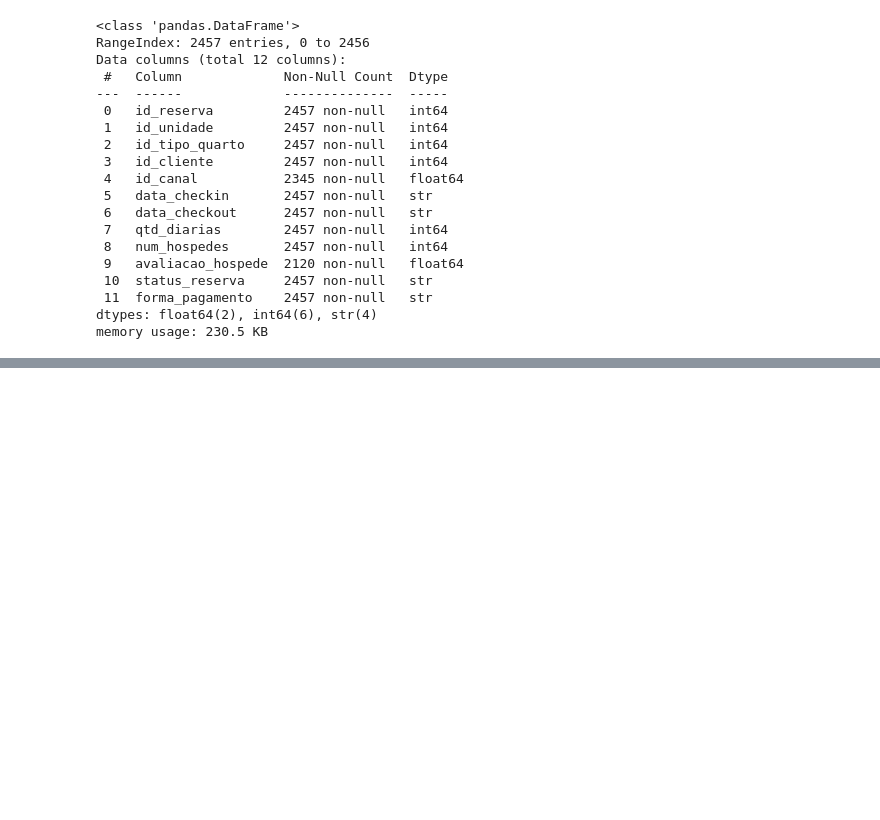
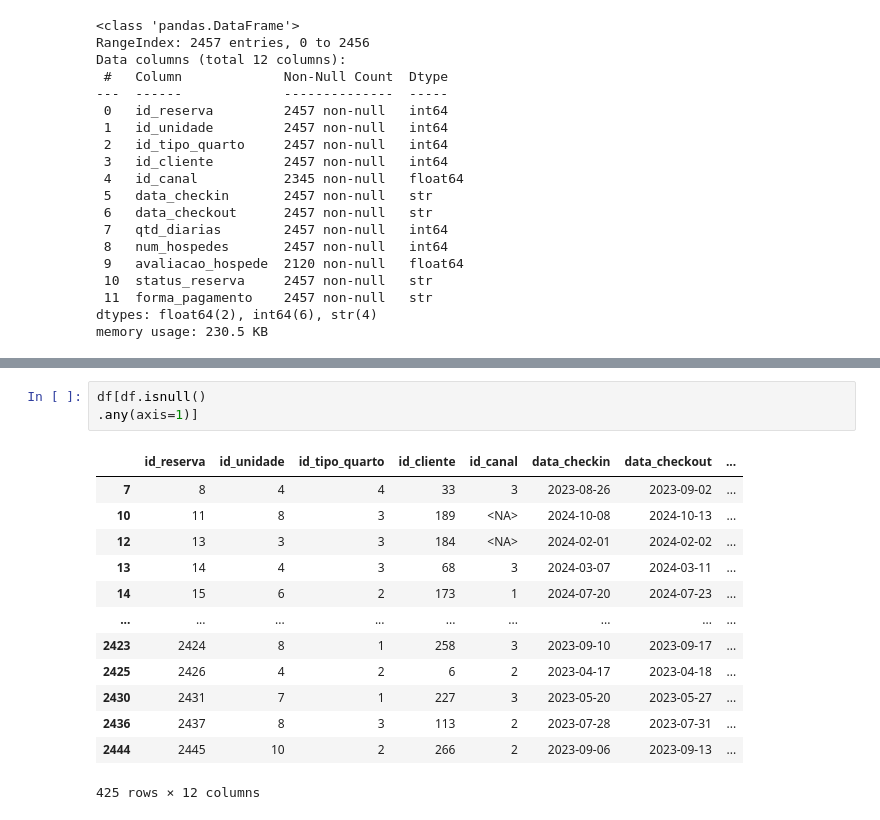
Before and after one commit to IanSeedd/Narahoteis, a Jupyter notebook: tratamento_reservas.ipynb, the cells around one changed output, grey strips where cells are left out. Saved outputs shown, nothing was run; the diff lists cells and outputs as text; blank space fills up the shorter version.

```diff
--- a/tratamento_reservas.ipynb
+++ b/tratamento_reservas.ipynb
@@ -50,3 +161,20 @@ IntCastingNaNError: Cannot convert non-finite values (NA or inf) to integer.Repl
+# %%
+df[df.isnull()
+.any(axis=1)]
+# %% [output]
+|  | id_reserva | id_unidade | id_tipo_quarto | id_cliente | id_canal | data_checkin | data_checkout | ... |
+| 7 | 8 | 4 | 4 | 33 | 3 | 2023-08-26 | 2023-09-02 | ... |
+| 10 | 11 | 8 | 3 | 189 | <NA> | 2024-10-08 | 2024-10-13 | ... |
+| 12 | 13 | 3 | 3 | 184 | <NA> | 2024-02-01 | 2024-02-02 | ... |
+| 13 | 14 | 4 | 3 | 68 | 3 | 2024-03-07 | 2024-03-11 | ... |
+| 14 | 15 | 6 | 2 | 173 | 1 | 2024-07-20 | 2024-07-23 | ... |
+| ... | ... | ... | ... | ... | ... | ... | ... | ... |
+| 2423 | 2424 | 8 | 1 | 258 | 3 | 2023-09-10 | 2023-09-17 | ... |
+| 2425 | 2426 | 4 | 2 | 6 | 2 | 2023-04-17 | 2023-04-18 | ... |
+| 2430 | 2431 | 7 | 1 | 227 | 3 | 2023-05-20 | 2023-05-27 | ... |
+| 2436 | 2437 | 8 | 3 | 113 | 2 | 2023-07-28 | 2023-07-31 | ... |
+| 2444 | 2445 | 10 | 2 | 266 | 2 | 2023-09-06 | 2023-09-13 | ... |
+425 rows × 12 columns
 # %%
 df.info()
 # %% [output]
```
Also changed, not shown: parts of 23 cells of this notebook, 5 other files.
